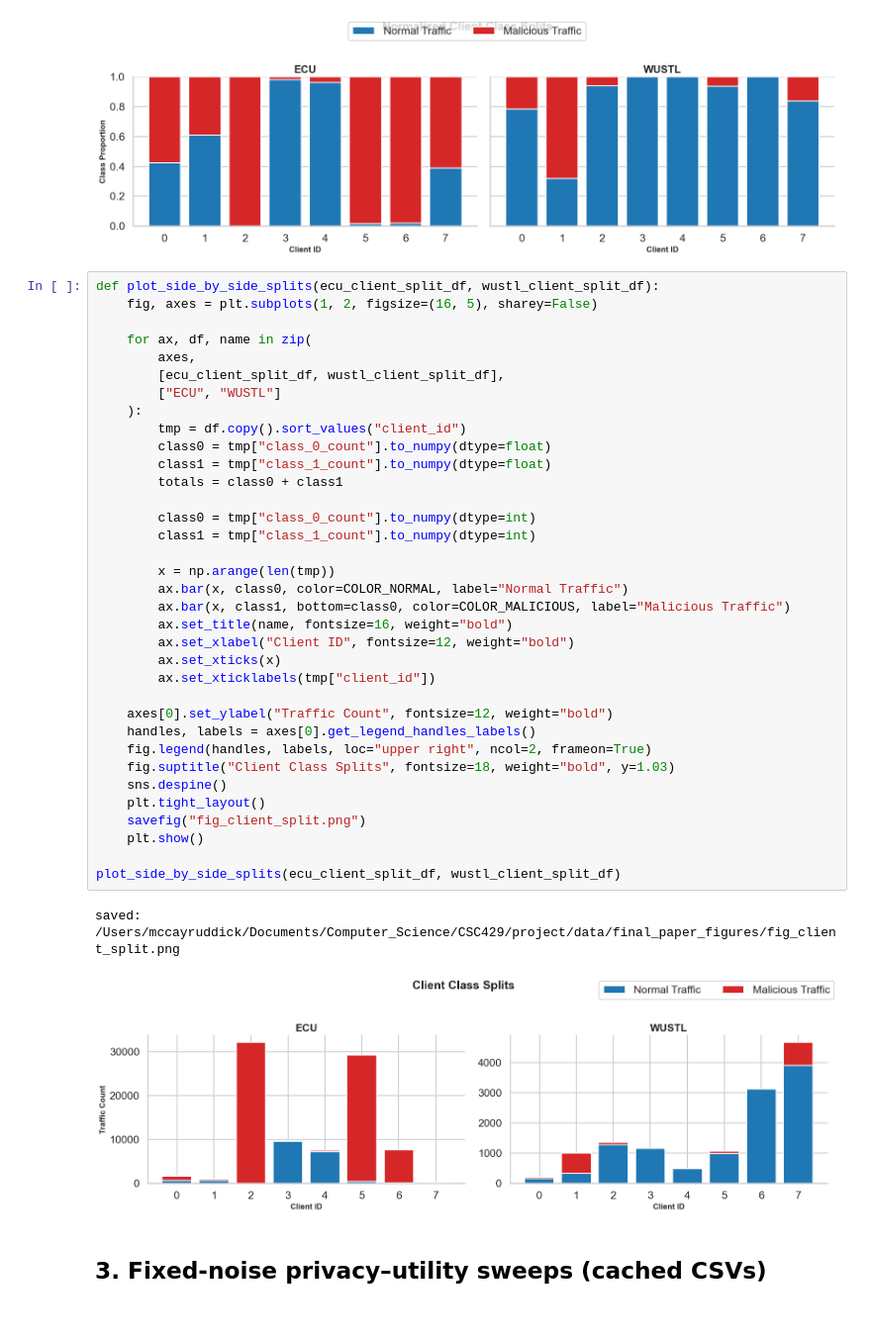
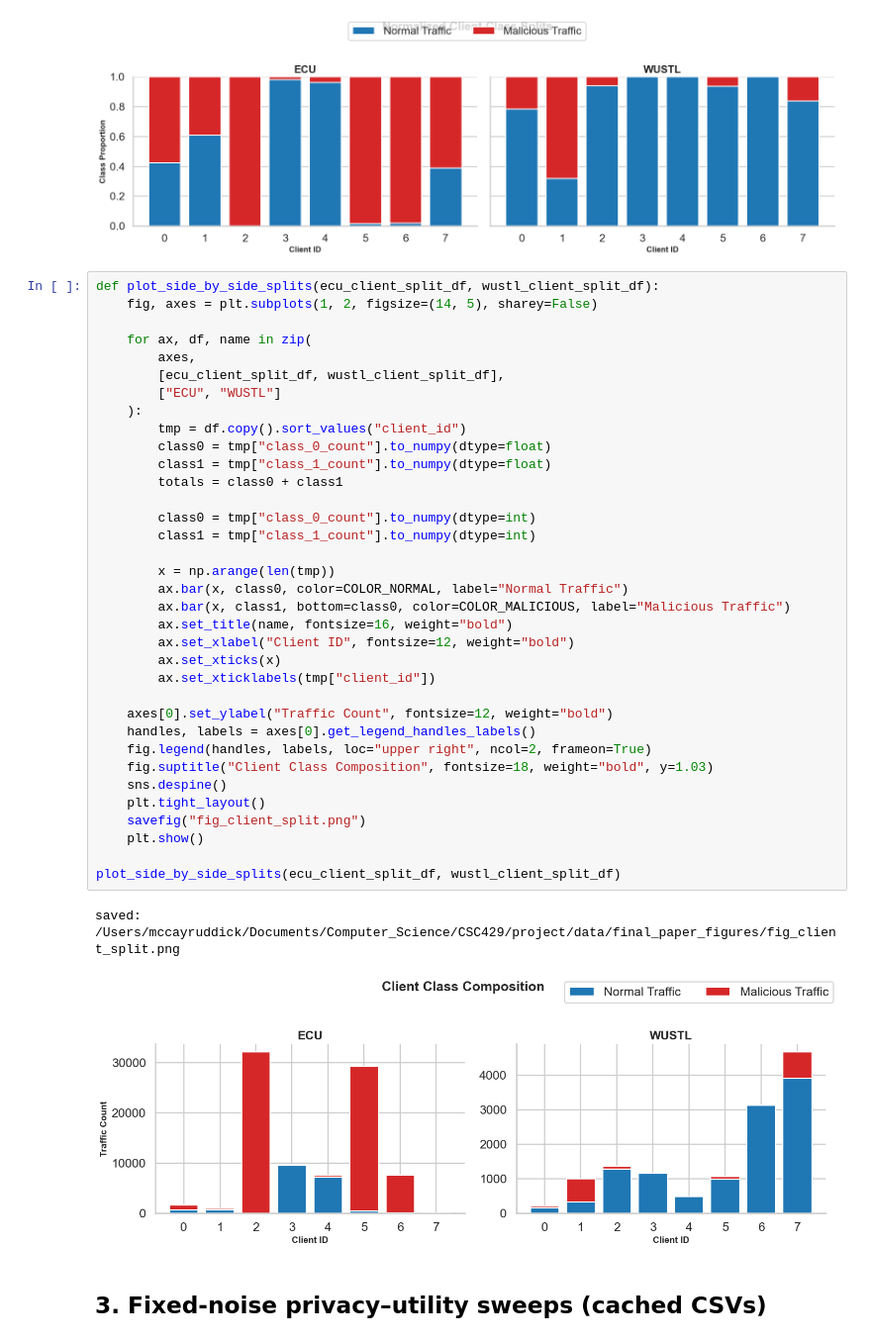
Before and after one commit to Mcray3000/CSC429, a Jupyter notebook: project/data/final_paper_figures_notebook.ipynb, the cells around one changed output. Shown at 99% size. Cells and saved outputs as stored; diff of their text form.

```diff
--- a/project/data/final_paper_figures_notebook.ipynb
+++ b/project/data/final_paper_figures_notebook.ipynb
@@ -397,42 +397,42 @@ saved: /Users/mccayruddick/Documents/Computer_Science/CSC429/project/data/final_
 [figure]
 # %%
 def plot_side_by_side_splits(ecu_client_split_df, wustl_client_split_df):
-    fig, axes = plt.subplots(1, 2, figsize=(16, 5), sharey=False)
+    fig, axes = plt.subplots(1, 2, figsize=(14, 5), sharey=False)
 
     for ax, df, name in zip(
         axes,
         [ecu_client_split_df, wustl_client_split_df],
         ["ECU", "WUSTL"]
     ):
         tmp = df.copy().sort_values("client_id")
         class0 = tmp["class_0_count"].to_numpy(dtype=float)
         class1 = tmp["class_1_count"].to_numpy(dtype=float)
         totals = class0 + class1
 
         class0 = tmp["class_0_count"].to_numpy(dtype=int)
         class1 = tmp["class_1_count"].to_numpy(dtype=int)
 
         x = np.arange(len(tmp))
         ax.bar(x, class0, color=COLOR_NORMAL, label="Normal Traffic")
         ax.bar(x, class1, bottom=class0, color=COLOR_MALICIOUS, label="Malicious Traffic")
         ax.set_title(name, fontsize=16, weight="bold")
         ax.set_xlabel("Client ID", fontsize=12, weight="bold")
         ax.set_xticks(x)
         ax.set_xticklabels(tmp["client_id"])
 
     axes[0].set_ylabel("Traffic Count", fontsize=12, weight="bold")
     handles, labels = axes[0].get_legend_handles_labels()
     fig.legend(handles, labels, loc="upper right", ncol=2, frameon=True)
-    fig.suptitle("Client Class Splits", fontsize=18, weight="bold", y=1.03)
+    fig.suptitle("Client Class Composition", fontsize=18, weight="bold", y=1.03)
     sns.despine()
     plt.tight_layout()
     savefig("fig_client_split.png")
     plt.show()
 
 plot_side_by_side_splits(ecu_client_split_df, wustl_client_split_df)
 # %% [output]
 saved: /Users/mccayruddick/Documents/Computer_Science/CSC429/project/data/final_paper_figures/fig_client_split.png
-[figure, old version]
+[figure, new version]
 # %% [markdown]
 ## 3. Fixed-noise privacy–utility sweeps (cached CSVs)
 # %%
```
Also changed, not shown: parts of 4 cells of this notebook, 9 other files.
